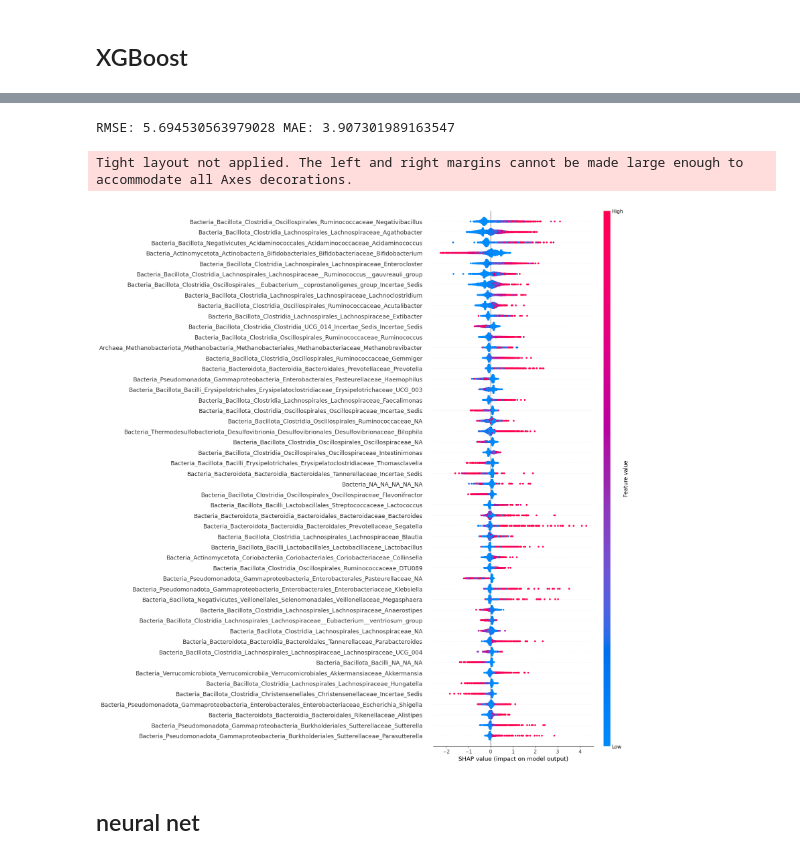
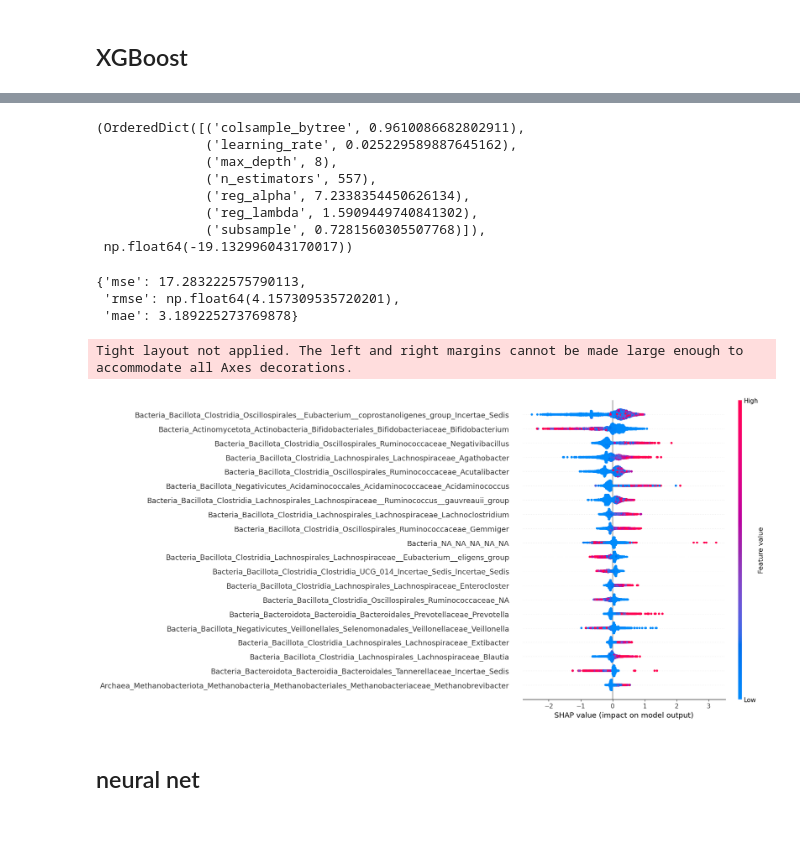
Before and after one commit to helloimfrei/gut-atlas, a Jupyter notebook: notebooks/bmi_regression.ipynb, the cells around one changed output, grey strips where cells are left out. Drawn from its saved outputs; the diff is of its cells as text; code cells hidden in the pictures; blank space fills up the shorter version.

```diff
--- a/notebooks/bmi_regression.ipynb
+++ b/notebooks/bmi_regression.ipynb
@@ -84,0 +53,11 @@ best_model.save_model('../saved_models/bmi_regression_xgboost_model.json')
+# %%
+tuner.best_params(),tuner.best_score()
+# %% [output]
+(OrderedDict([('colsample_bytree', 0.9610086682802911),
+              ('learning_rate', 0.025229589887645162),
+              ('max_depth', 8),
+              ('n_estimators', 557),
+              ('reg_alpha', 7.2338354450626134),
+              ('reg_lambda', 1.5909449740841302),
+              ('subsample', 0.7281560305507768)]),
+ np.float64(-19.132996043170017))
@@ -85,9 +67,12 @@ best_model.save_model('../saved_models/bmi_regression_xgboost_model.json')
 # %%
+best_model = xgb.XGBRegressor()
+best_model.load_model('../saved_models/bmi_regression_xgboost_model.json')
+
 y_pred = best_model.predict(X_test)
 
-xgb_rmse = np.sqrt(mean_squared_error(y_test,y_pred))
-xgb_mae = mean_absolute_error(y_test,y_pred)
-print('RMSE:',xgb_rmse,'MAE:',xgb_mae)
+regression_metrics(y_test,y_pred)
 # %% [output]
-RMSE: 5.694530563979028 MAE: 3.907301989163547
+{'mse': 17.283222575790113,
+ 'rmse': np.float64(4.157309535720201),
+ 'mae': 3.189225273769878}
 # %%
@@ -111,17 +80,8 @@ pred_scatter.show()
 # %%
-explainer = shap.TreeExplainer(best_model)
-
-shap_values = explainer.shap_values(X_test)
-
-shap.summary_plot(
-    shap_values,
-    X_test,
-    feature_names=X_test.columns,  # set to None if you’re fine with default col names
-    max_display=50,
-)
+plot_shap_importance(best_model,X_test)
 # %% [output]
 Tight layout not applied. The left and right margins cannot be made large enough to accommodate all Axes decorations.
-[figure, old version]
+[figure, new version]
 # %% [markdown]
 ## neural net
 # %%
```
Also changed, not shown: parts of 8 cells of this notebook, 11 other files.
